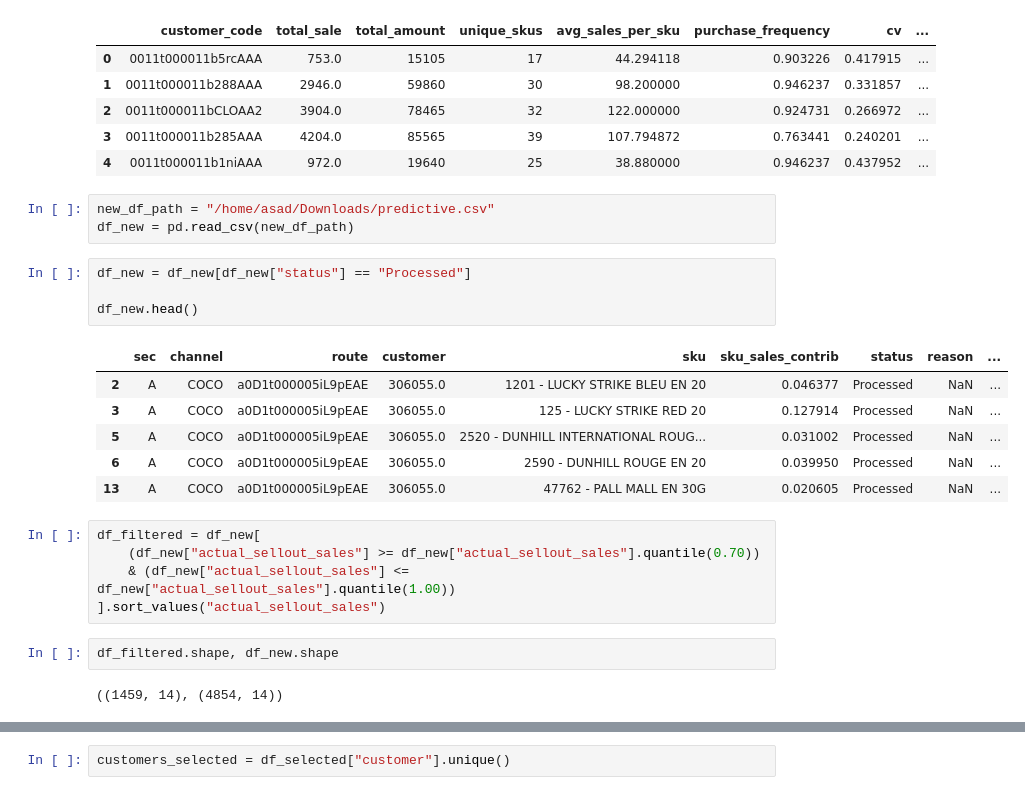
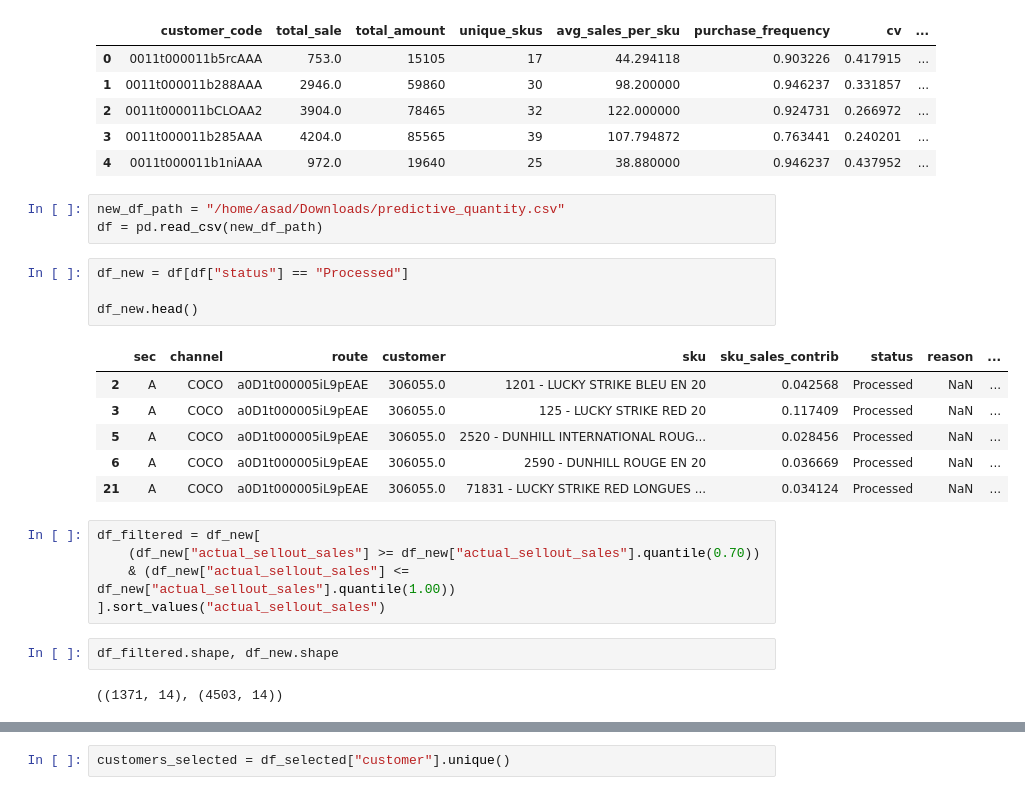
Before and after one commit to asadali163/FE, a Jupyter notebook: src/notebooks/EDA_and_data_work/feature_engineering.ipynb, the cells around one changed output, grey strips where cells are left out. Saved outputs shown, nothing was run; the diff lists cells and outputs as text.

```diff
--- a/src/notebooks/EDA_and_data_work/feature_engineering.ipynb
+++ b/src/notebooks/EDA_and_data_work/feature_engineering.ipynb
@@ -544,19 +544,19 @@ df_shop_analysis.head()
 | 3 | 0011t000011b285AAA | 4204.0 | 85565 | 39 | 107.794872 | 0.763441 | 0.240201 | ... |
 | 4 | 0011t000011b1niAAA | 972.0 | 19640 | 25 | 38.880000 | 0.946237 | 0.437952 | ... |
 # %%
-new_df_path = "/home/asad/Downloads/predictive.csv"
-df_new = pd.read_csv(new_df_path)
+new_df_path = "/home/asad/Downloads/predictive_quantity.csv"
+df = pd.read_csv(new_df_path)
 # %%
-df_new = df_new[df_new["status"] == "Processed"]
+df_new = df[df["status"] == "Processed"]
 
 df_new.head()
 # %% [output]
 |  | sec | channel | route | customer | sku | sku_sales_contrib | status | reason | ... |
-| 2 | A | COCO | a0D1t000005iL9pEAE | 306055.0 | 1201 - LUCKY STRIKE BLEU EN 20 | 0.046377 | Processed | NaN | ... |
-| 3 | A | COCO | a0D1t000005iL9pEAE | 306055.0 | 125 - LUCKY STRIKE RED 20 | 0.127914 | Processed | NaN | ... |
-| 5 | A | COCO | a0D1t000005iL9pEAE | 306055.0 | 2520 - DUNHILL INTERNATIONAL ROUG... | 0.031002 | Processed | NaN | ... |
-| 6 | A | COCO | a0D1t000005iL9pEAE | 306055.0 | 2590 - DUNHILL ROUGE EN 20 | 0.039950 | Processed | NaN | ... |
-| 13 | A | COCO | a0D1t000005iL9pEAE | 306055.0 | 47762 - PALL MALL EN 30G | 0.020605 | Processed | NaN | ... |
+| 2 | A | COCO | a0D1t000005iL9pEAE | 306055.0 | 1201 - LUCKY STRIKE BLEU EN 20 | 0.042568 | Processed | NaN | ... |
+| 3 | A | COCO | a0D1t000005iL9pEAE | 306055.0 | 125 - LUCKY STRIKE RED 20 | 0.117409 | Processed | NaN | ... |
+| 5 | A | COCO | a0D1t000005iL9pEAE | 306055.0 | 2520 - DUNHILL INTERNATIONAL ROUG... | 0.028456 | Processed | NaN | ... |
+| 6 | A | COCO | a0D1t000005iL9pEAE | 306055.0 | 2590 - DUNHILL ROUGE EN 20 | 0.036669 | Processed | NaN | ... |
+| 21 | A | COCO | a0D1t000005iL9pEAE | 306055.0 | 71831 - LUCKY STRIKE RED LONGUES ... | 0.034124 | Processed | NaN | ... |
 # %%
 df_filtered = df_new[
     (df_new["actual_sellout_sales"] >= df_new["actual_sellout_sales"].quantile(0.70))
@@ -565,7 +565,7 @@ df_filtered = df_new[
 # %%
 df_filtered.shape, df_new.shape
 # %% [output]
-((1459, 14), (4854, 14))
+((1371, 14), (4503, 14))
 # %%
 df_filtered.iloc[1300:1310]
 # %% [output]
```
Also changed, not shown: parts of 6 cells of this notebook, 2 other files.
